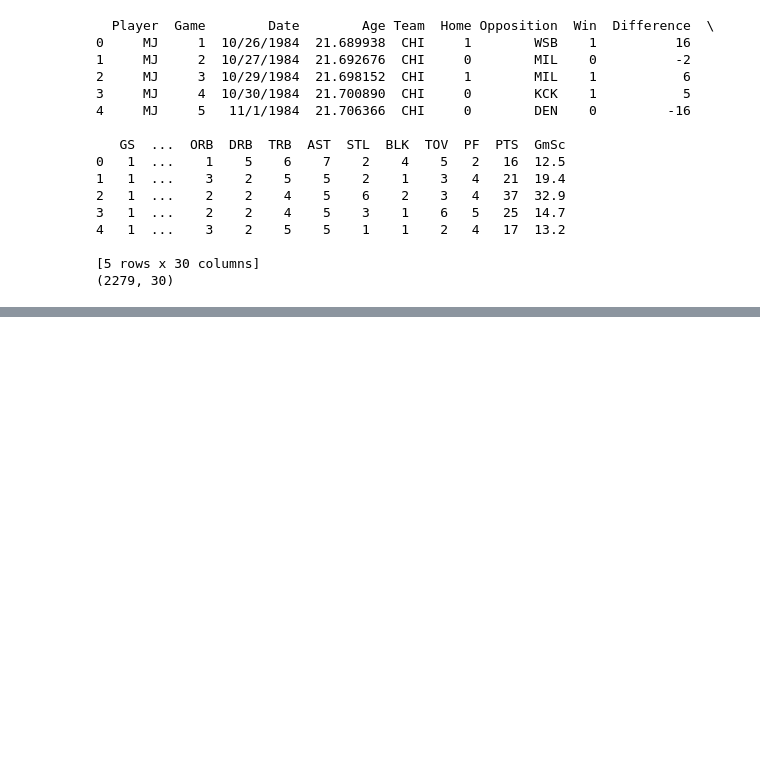
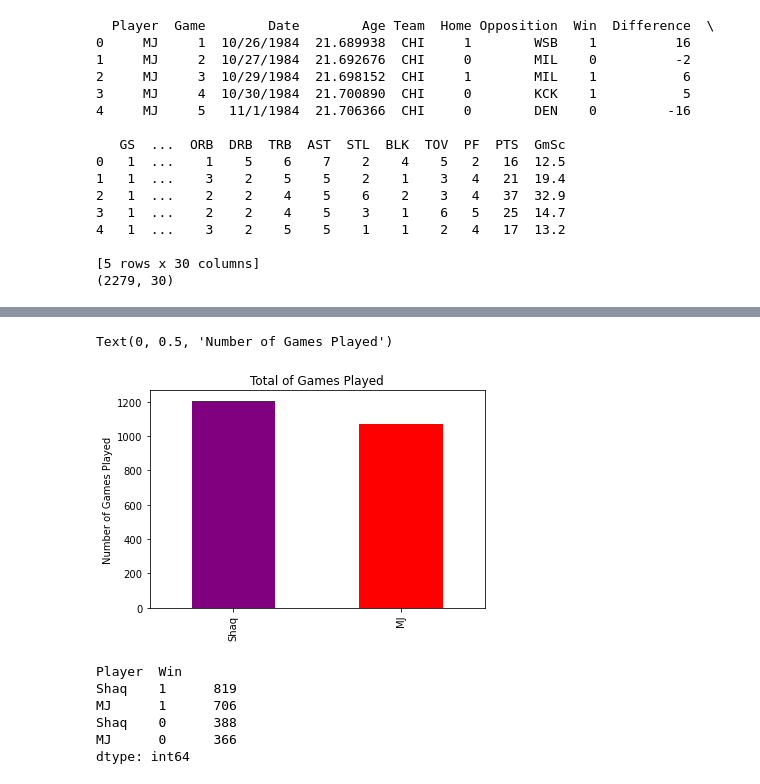
Before and after one commit to JDSchr5817/Project1_Team_Jake, a Jupyter notebook: MJ_v._Shaq.ipynb, the cells around one changed output, grey strips where cells are left out. Saved outputs shown, nothing was run; the diff lists cells and outputs as text; code cells hidden in the pictures; blank space fills up the shorter version.

```diff
--- a/MJ_v._Shaq.ipynb
+++ b/MJ_v._Shaq.ipynb
@@ -90,0 +118,19 @@ plt.show()
+# %%
+total_amount_games=data_df["Player"].value_counts()
+total_amount_games.plot(kind="bar",color=["purple","red"])
+plt.show
+plt.title("Total of Games Played")
+plt.ylabel("Number of Games Played")
+# %% [output]
+Text(0, 0.5, 'Number of Games Played')
+[figure, added]
+# %%
+total_wins_losses=data_df[["Player","Win"]].value_counts()
+total_wins_losses
+# %% [output]
+Player  Win
+Shaq    1      819
+MJ      1      706
+Shaq    0      388
+MJ      0      366
+dtype: int64
```
Also changed, not shown: parts of 8 cells of this notebook.
